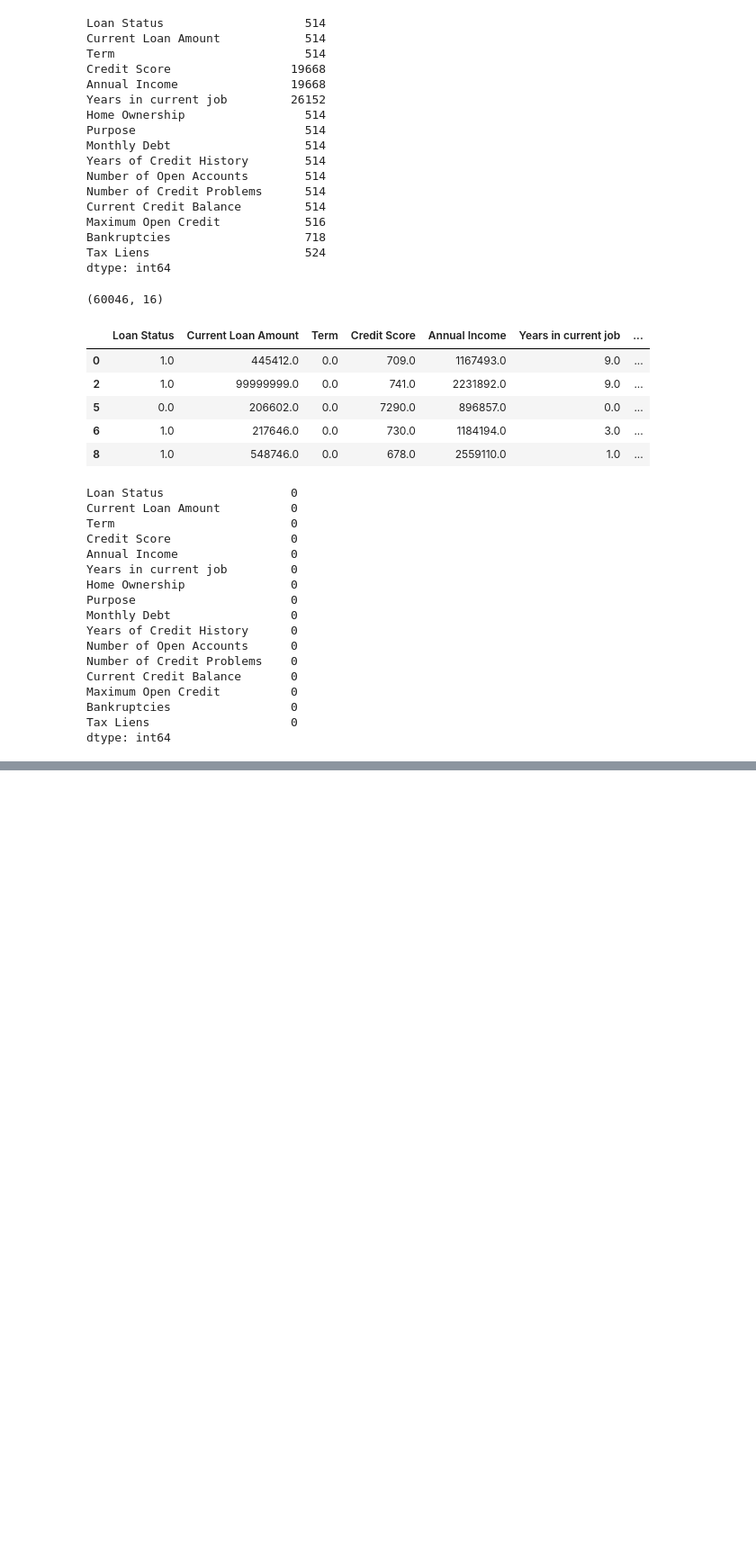
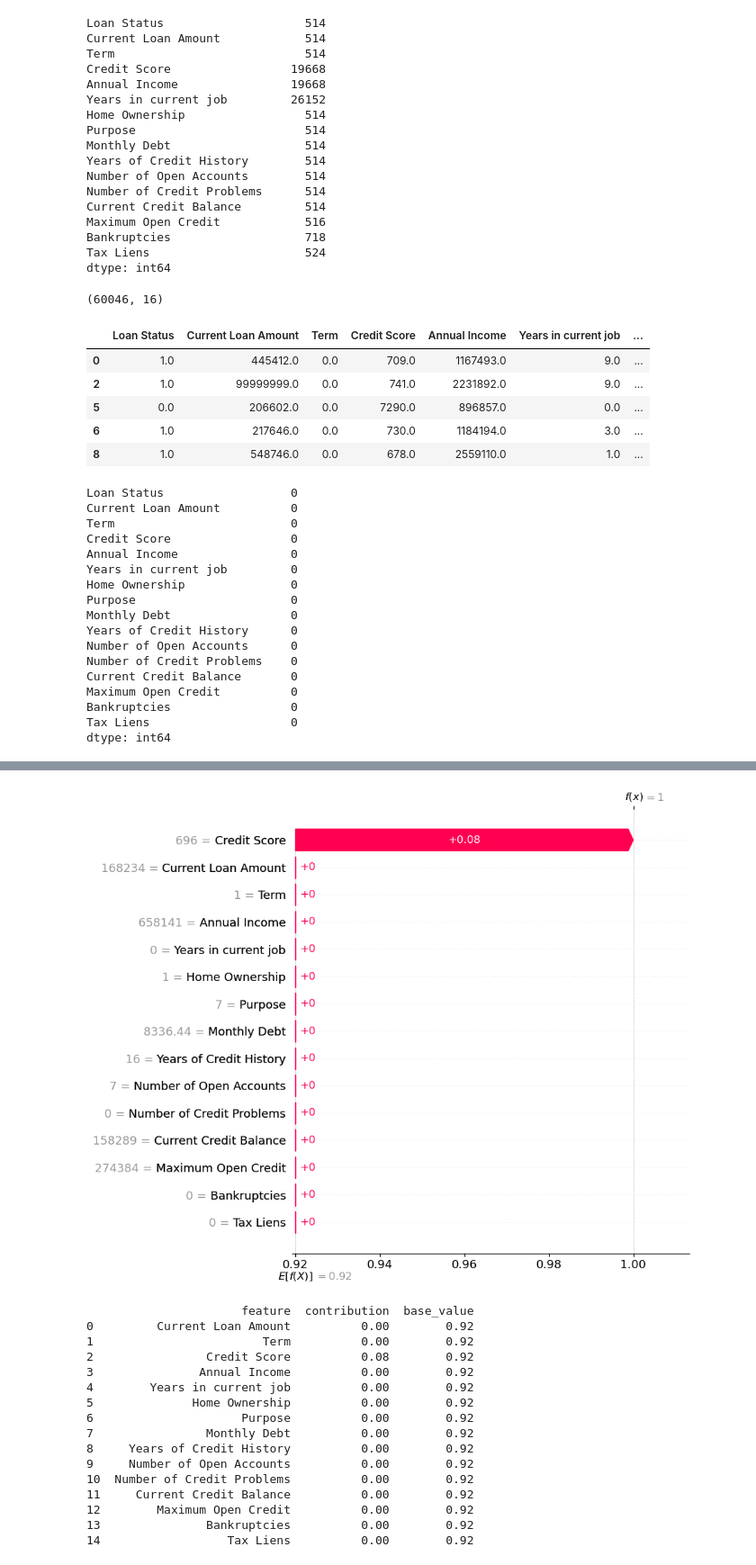
Before and after one commit to Arjun0122/bank_loan_eligibility, a Jupyter notebook: Bank_Loan_Eligibility.ipynb, the cells around one changed output, grey strips where cells are left out. Shown at 90% size. Cells and saved outputs as stored; diff of their text form; code cells hidden in the pictures; blank space fills up the shorter version.

```diff
--- a/Bank_Loan_Eligibility.ipynb
+++ b/Bank_Loan_Eligibility.ipynb
@@ -457,0 +415,36 @@ def predict(value):
+# %%
+explainer_rf = shap.Explainer(rf.predict, x_test[1:500])
+shap_values_rf = explainer_rf(x_test[1:500])
+shap.waterfall_plot(shap_values_rf[165], max_display=20)
+
+# extract the data used to create the plot
+feature_names_rf = shap_values_rf.feature_names
+contribution_rf = shap_values_rf.values[165]
+base_value_rf = shap_values_rf.base_values[165]
+
+# create a pandas DataFrame
+data_rf = {
+    'feature': feature_names_rf,
+    'contribution': contribution_rf,
+    'base_value': base_value_rf
+}
+df_rf = pd.DataFrame(data_rf)
+print(df_rf)
+# %% [output]
+[figure, added]
+                      feature  contribution  base_value
+0         Current Loan Amount          0.00        0.92
+1                        Term          0.00        0.92
+2                Credit Score          0.08        0.92
+3               Annual Income          0.00        0.92
+4        Years in current job          0.00        0.92
+5              Home Ownership          0.00        0.92
+6                     Purpose          0.00        0.92
+7                Monthly Debt          0.00        0.92
+8     Years of Credit History          0.00        0.92
+9     Number of Open Accounts          0.00        0.92
+10  Number of Credit Problems          0.00        0.92
+11     Current Credit Balance          0.00        0.92
+12        Maximum Open Credit          0.00        0.92
+13               Bankruptcies          0.00        0.92
+14                  Tax Liens          0.00        0.92
```
Also changed, not shown: parts of 86 cells of this notebook, 3 other files.
